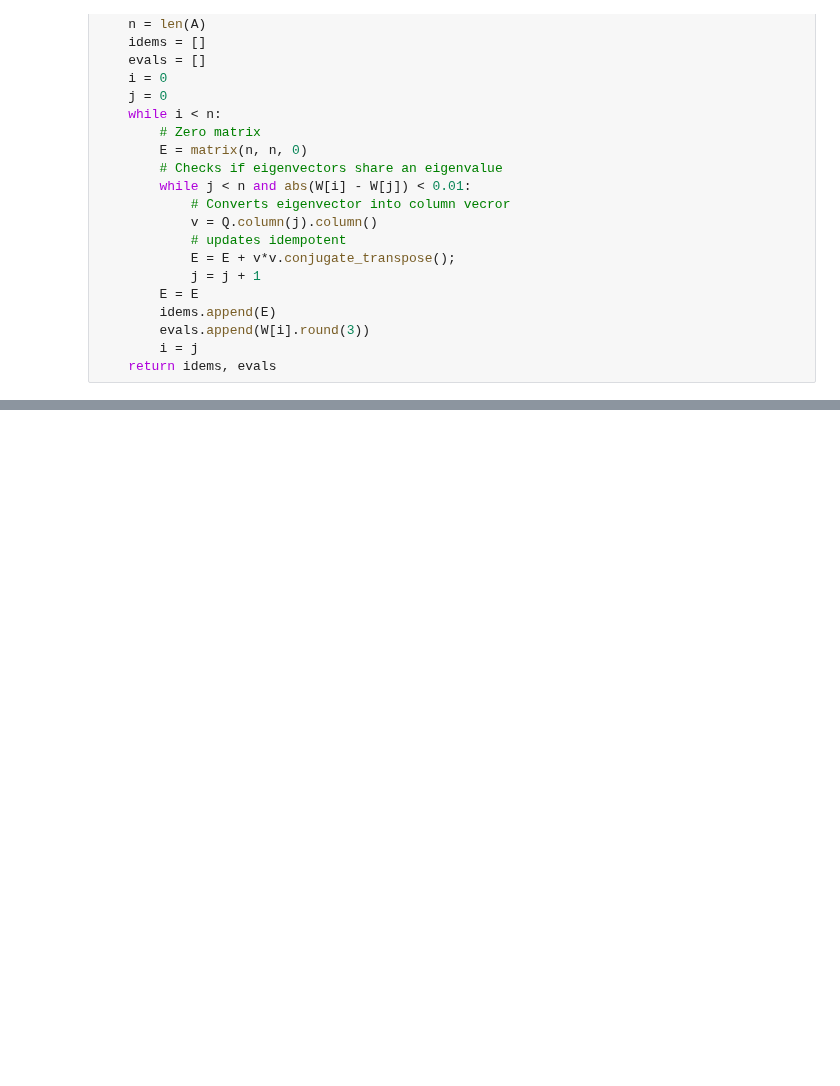
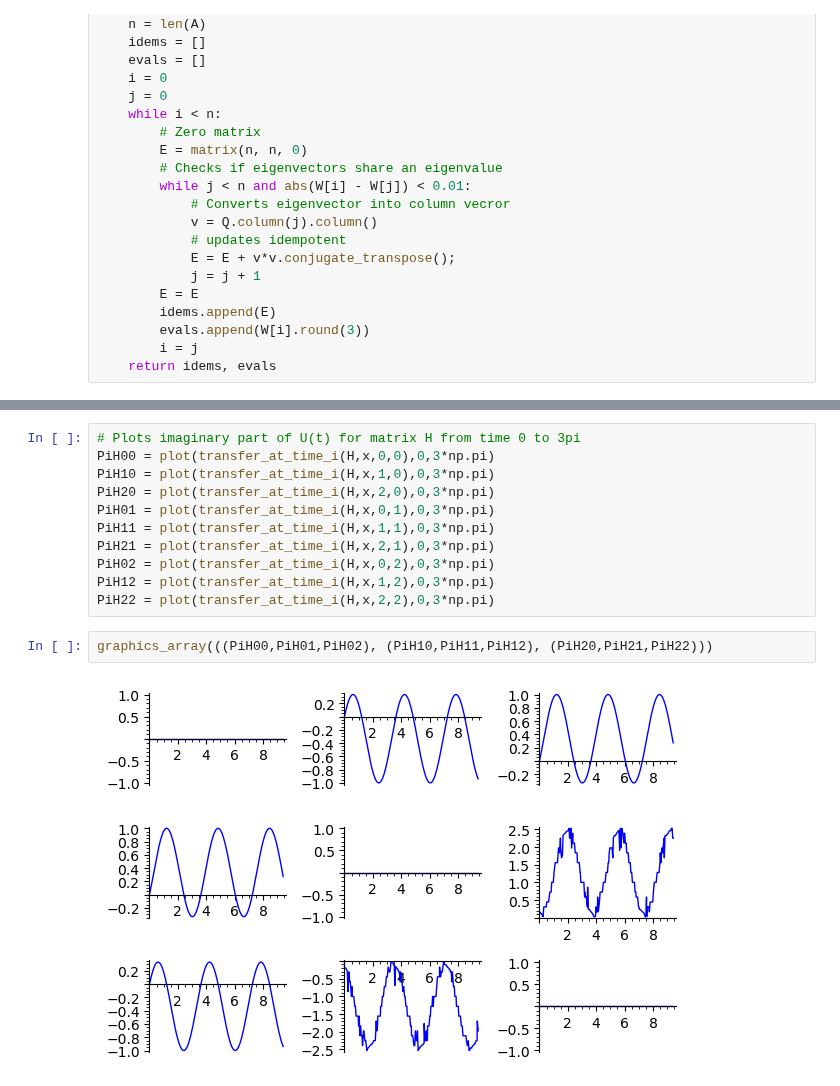
Before and after one commit to EmilyMWright/FUSRP-2021-Quantum-Walks, a Jupyter notebook: Test_Ground.ipynb, the cells around one changed output, grey strips where cells are left out. Drawn from its saved outputs; the diff is of its cells as text; blank space fills up the shorter version.

```diff
--- a/Test_Ground.ipynb
+++ b/Test_Ground.ipynb
@@ -112,0 +351,15 @@ def transfer_at_time_i(A,t,i,j):
+# %%
+# Plots imaginary part of U(t) for matrix H from time 0 to 3pi
+PiH00 = plot(transfer_at_time_i(H,x,0,0),0,3*np.pi)
+PiH10 = plot(transfer_at_time_i(H,x,1,0),0,3*np.pi)
+PiH20 = plot(transfer_at_time_i(H,x,2,0),0,3*np.pi)
+PiH01 = plot(transfer_at_time_i(H,x,0,1),0,3*np.pi)
+PiH11 = plot(transfer_at_time_i(H,x,1,1),0,3*np.pi)
+PiH21 = plot(transfer_at_time_i(H,x,2,1),0,3*np.pi)
+PiH02 = plot(transfer_at_time_i(H,x,0,2),0,3*np.pi)
+PiH12 = plot(transfer_at_time_i(H,x,1,2),0,3*np.pi)
+PiH22 = plot(transfer_at_time_i(H,x,2,2),0,3*np.pi)
+# %%
+graphics_array(((PiH00,PiH01,PiH02), (PiH10,PiH11,PiH12), (PiH20,PiH21,PiH22)))
+# %% [output]
+[figure, added]
```
Also changed, not shown: parts of 20 cells of this notebook.
